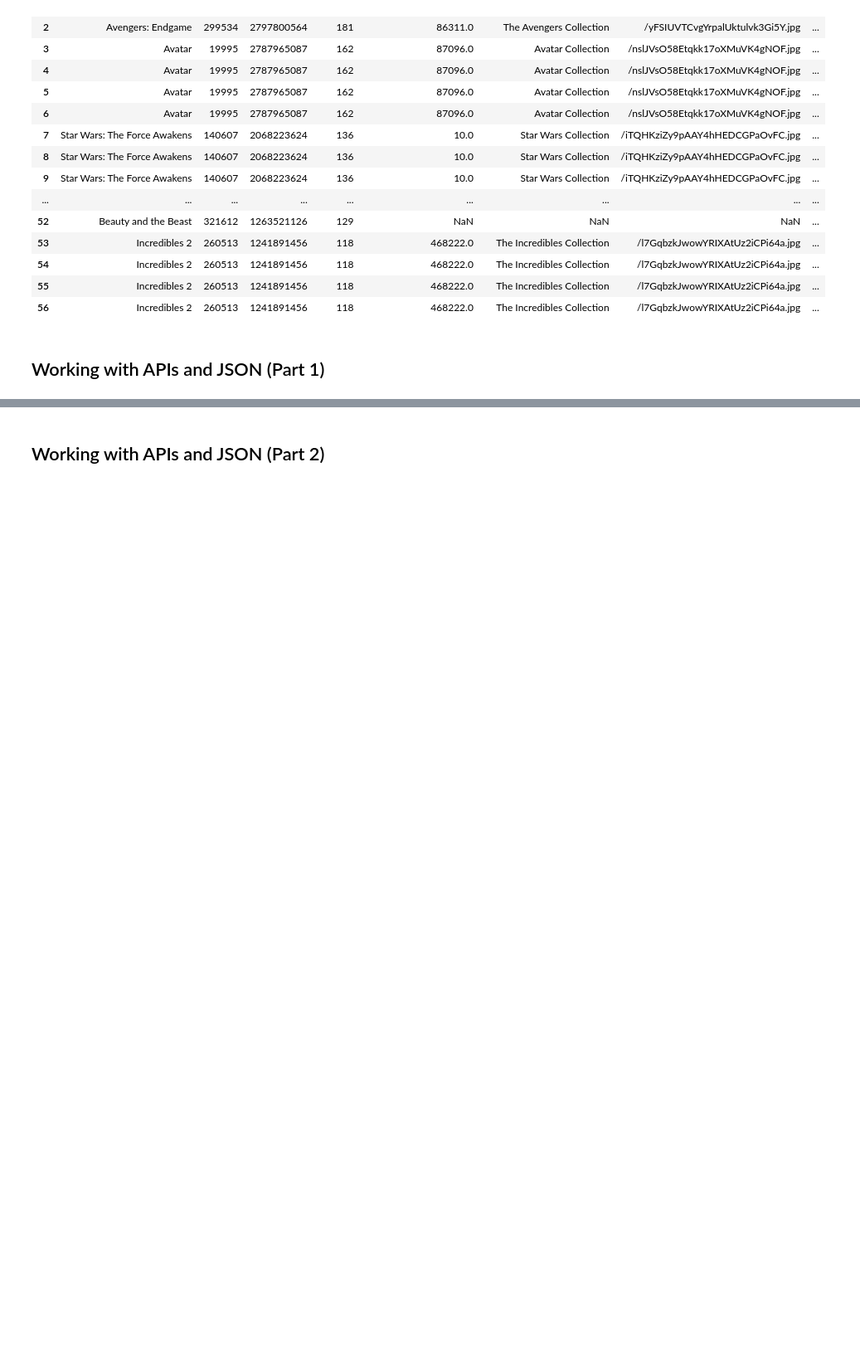
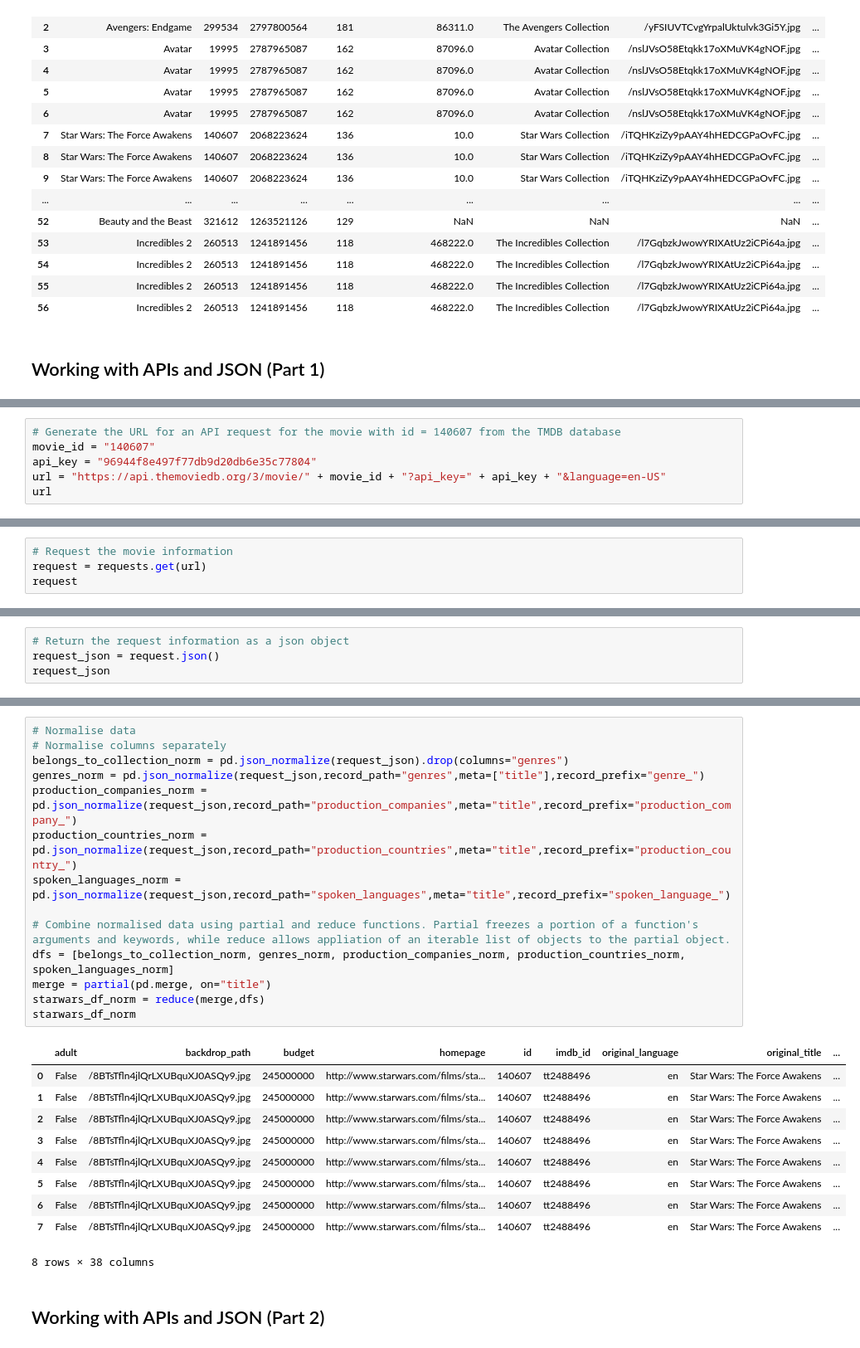
Before and after one commit to MeganHolborn/Udemy-Data-Science-with-Pandas-course, a Jupyter notebook: Movies_dataset_analysis/Project 2/Project_02_Data import_APIs and JSON.ipynb, the cells around one changed output, grey strips where cells are left out. Shown: that part at 83% size. Drawn from its saved outputs; the diff is of its cells as text; blank space fills up the shorter version.

Commit message:
API requests and conversion of request data to df

```diff
--- a/Movies_dataset_analysis/Project 2/Project_02_Data import_APIs and JSON.ipynb
+++ b/Movies_dataset_analysis/Project 2/Project_02_Data import_APIs and JSON.ipynb
@@ -163,0 +162,6 @@ blockbusters_norm_df
+# %%
+# Generate the URL for an API request for the movie with id = 140607 from the TMDB database
+movie_id = "140607"
+api_key = "96944f8e497f77db9d20db6e35c77804"
+url = "https://api.themoviedb.org/3/movie/" + movie_id + "?api_key=" + api_key + "&language=en-US"
+url
@@ -163,0 +170,4 @@ blockbusters_norm_df
+# %%
+# Request the movie information
+request = requests.get(url)
+request
@@ -163,0 +176,4 @@ blockbusters_norm_df
+# %%
+# Return the request information as a json object
+request_json = request.json()
+request_json
@@ -164,3 +206,28 @@ blockbusters_norm_df
+# %%
+# Normalise data
+# Normalise columns separately
+belongs_to_collection_norm = pd.json_normalize(request_json).drop(columns="genres")
+genres_norm = pd.json_normalize(request_json,record_path="genres",meta=["title"],record_prefix="genre_")
+production_companies_norm = pd.json_normalize(request_json,record_path="production_companies",meta="title",record_prefix="production_company_")
+production_countries_norm = pd.json_normalize(request_json,record_path="production_countries",meta="title",record_prefix="production_country_")
+spoken_languages_norm = pd.json_normalize(request_json,record_path="spoken_languages",meta="title",record_prefix="spoken_language_")
+
+# Combine normalised data using partial and reduce functions. Partial freezes a portion of a function's arguments and keywords, while reduce allows appliation of an iterable list of objects to the partial object.
+dfs = [belongs_to_collection_norm, genres_norm, production_companies_norm, production_countries_norm, spoken_languages_norm]
+merge = partial(pd.merge, on="title")
+starwars_df_norm = reduce(merge,dfs)
+starwars_df_norm
+# %% [output]
+|  | adult | backdrop_path | budget | homepage | id | imdb_id | original_language | original_title | ... |
+| 0 | False | /8BTsTfln4jlQrLXUBquXJ0ASQy9.jpg | 245000000 | http://www.starwars.com/films/sta... | 140607 | tt2488496 | en | Star Wars: The Force Awakens | ... |
+| 1 | False | /8BTsTfln4jlQrLXUBquXJ0ASQy9.jpg | 245000000 | http://www.starwars.com/films/sta... | 140607 | tt2488496 | en | Star Wars: The Force Awakens | ... |
+| 2 | False | /8BTsTfln4jlQrLXUBquXJ0ASQy9.jpg | 245000000 | http://www.starwars.com/films/sta... | 140607 | tt2488496 | en | Star Wars: The Force Awakens | ... |
+| 3 | False | /8BTsTfln4jlQrLXUBquXJ0ASQy9.jpg | 245000000 | http://www.starwars.com/films/sta... | 140607 | tt2488496 | en | Star Wars: The Force Awakens | ... |
+| 4 | False | /8BTsTfln4jlQrLXUBquXJ0ASQy9.jpg | 245000000 | http://www.starwars.com/films/sta... | 140607 | tt2488496 | en | Star Wars: The Force Awakens | ... |
+| 5 | False | /8BTsTfln4jlQrLXUBquXJ0ASQy9.jpg | 245000000 | http://www.starwars.com/films/sta... | 140607 | tt2488496 | en | Star Wars: The Force Awakens | ... |
+| 6 | False | /8BTsTfln4jlQrLXUBquXJ0ASQy9.jpg | 245000000 | http://www.starwars.com/films/sta... | 140607 | tt2488496 | en | Star Wars: The Force Awakens | ... |
+| 7 | False | /8BTsTfln4jlQrLXUBquXJ0ASQy9.jpg | 245000000 | http://www.starwars.com/films/sta... | 140607 | tt2488496 | en | Star Wars: The Force Awakens | ... |
+8 rows × 38 columns
 # %% [markdown]
 ## Working with APIs and JSON (Part 2)
 # %% [markdown]
```
Also changed, not shown: parts of 8 cells of this notebook.
